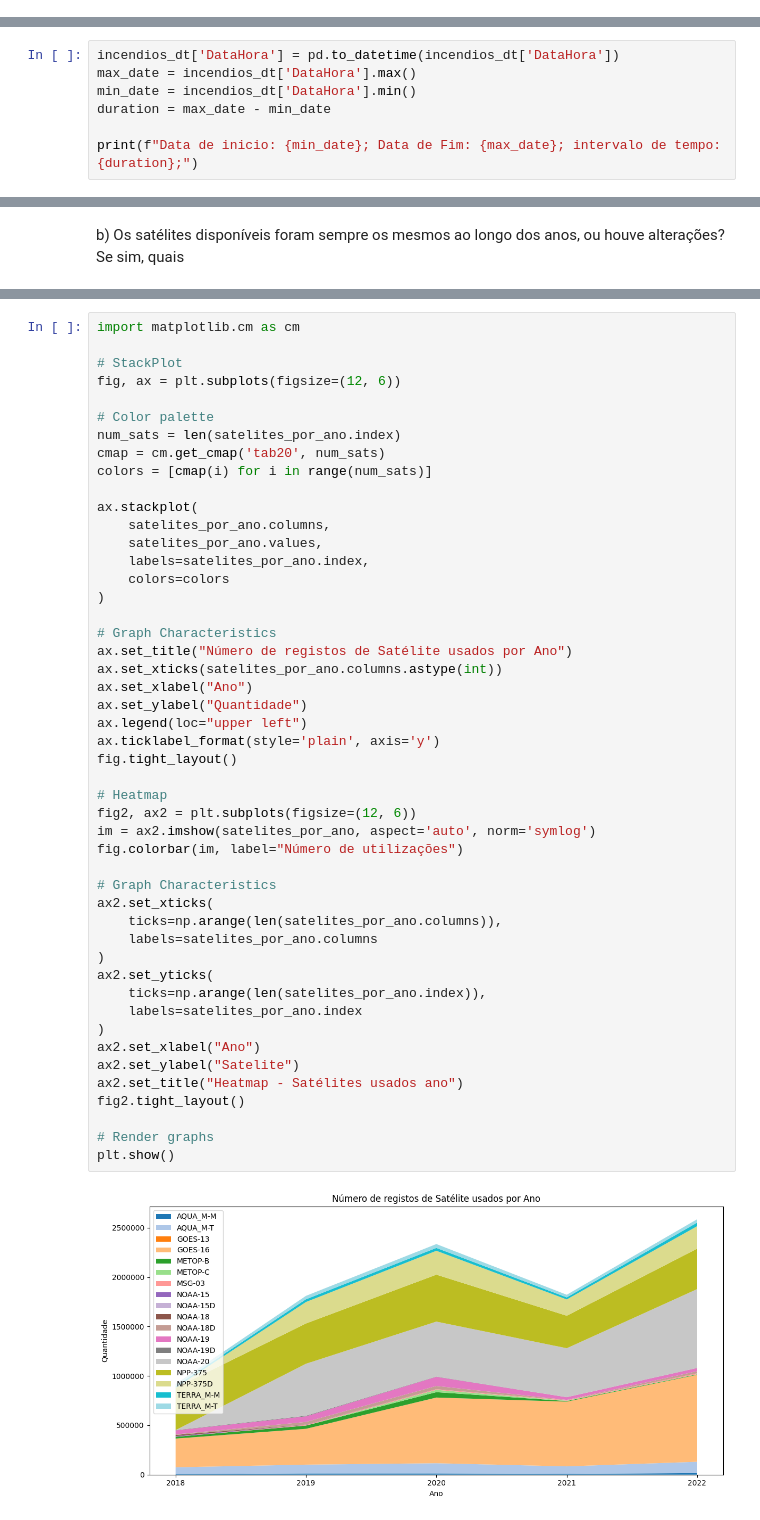
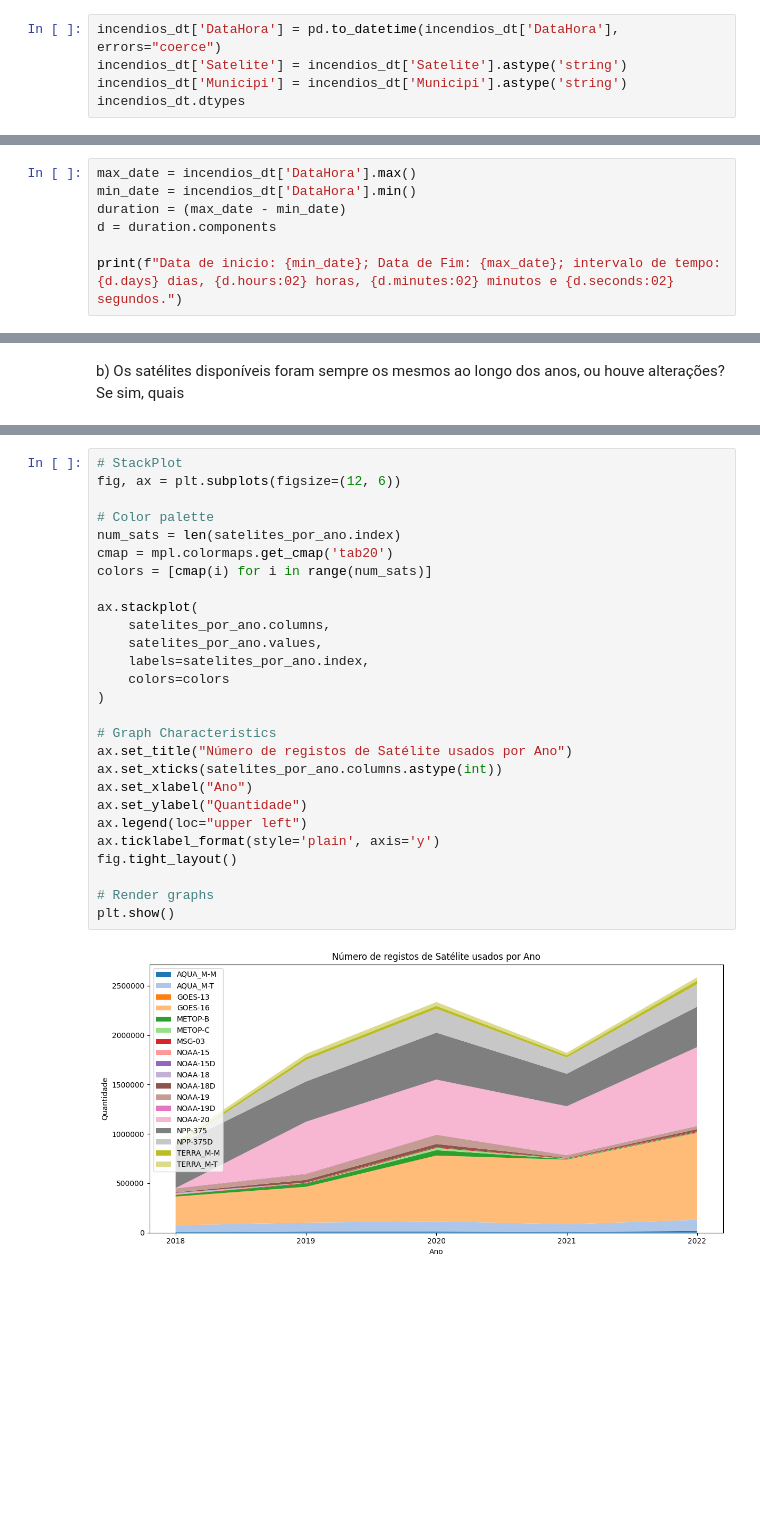
Before and after one commit to Miguel-Rodrigues/ipp.mi.data-science-programming, a Jupyter notebook: src/projeto1/Projeto1.ipynb, the cells around one changed output, grey strips where cells are left out. Cells and saved outputs as stored; diff of their text form; blank space fills up the shorter version.

```diff
--- a/src/projeto1/Projeto1.ipynb
+++ b/src/projeto1/Projeto1.ipynb
@@ -98,0 +112,5 @@ dtype: object
+# %%
+incendios_dt['DataHora'] = pd.to_datetime(incendios_dt['DataHora'], errors="coerce")
+incendios_dt['Satelite'] = incendios_dt['Satelite'].astype('string')
+incendios_dt['Municipi'] = incendios_dt['Municipi'].astype('string')
+incendios_dt.dtypes
@@ -116,10 +151,10 @@ dtype: int64
 # %% [markdown]
 1.4 Qual é o intervalo temporal a que o conjunto de dados se reporta?
 # %%
-incendios_dt['DataHora'] = pd.to_datetime(incendios_dt['DataHora'])
 max_date = incendios_dt['DataHora'].max()
 min_date = incendios_dt['DataHora'].min()
-duration = max_date - min_date
+duration = (max_date - min_date)
+d = duration.components
 
-print(f"Data de inicio: {min_date}; Data de Fim: {max_date}; intervalo de tempo: {duration};")
+print(f"Data de inicio: {min_date}; Data de Fim: {max_date}; intervalo de tempo: {d.days} dias, {d.hours:02} horas, {d.minutes:02} minutos e {d.seconds:02} segundos.")
 # %% [output]
@@ -176,52 +207,31 @@ satelites_por_ano
 | TERRA_M-M | 15584 | 27306 | 28956 | 20611 | 35863 |
 | TERRA_M-T | 22342 | 34816 | 38968 | 26644 | 33951 |
 # %%
-import matplotlib.cm as cm
-
 # StackPlot
 fig, ax = plt.subplots(figsize=(12, 6))
 
 # Color palette
 num_sats = len(satelites_por_ano.index)
-cmap = cm.get_cmap('tab20', num_sats)
+cmap = mpl.colormaps.get_cmap('tab20')
 colors = [cmap(i) for i in range(num_sats)]
 
 ax.stackplot(
     satelites_por_ano.columns,
     satelites_por_ano.values,
     labels=satelites_por_ano.index,
     colors=colors
 )
 
 # Graph Characteristics
 ax.set_title("Número de registos de Satélite usados por Ano")
 ax.set_xticks(satelites_por_ano.columns.astype(int))
 ax.set_xlabel("Ano")
 ax.set_ylabel("Quantidade")
 ax.legend(loc="upper left")
 ax.ticklabel_format(style='plain', axis='y')
 fig.tight_layout()
 
-# Heatmap
-fig2, ax2 = plt.subplots(figsize=(12, 6))
-im = ax2.imshow(satelites_por_ano, aspect='auto', norm='symlog')
-fig.colorbar(im, label="Número de utilizações")
-
-# Graph Characteristics
-ax2.set_xticks(
-    ticks=np.arange(len(satelites_por_ano.columns)),
-    labels=satelites_por_ano.columns
-)
-ax2.set_yticks(
-    ticks=np.arange(len(satelites_por_ano.index)),
-    labels=satelites_por_ano.index
-)
-ax2.set_xlabel("Ano")
-ax2.set_ylabel("Satelite")
-ax2.set_title("Heatmap - Satélites usados ano")
-fig2.tight_layout()
-
 # Render graphs
 plt.show()
 # %% [output]
-[figure, old version]
+[figure, new version]
```
Also changed, not shown: parts of 48 cells of this notebook, 2 other files.
